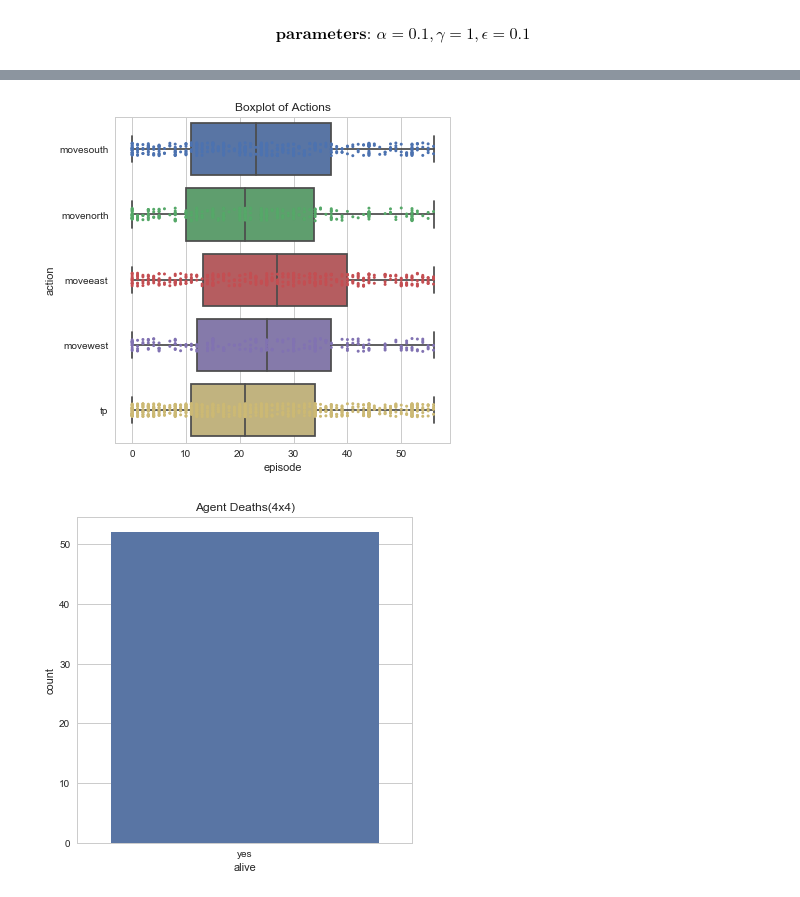
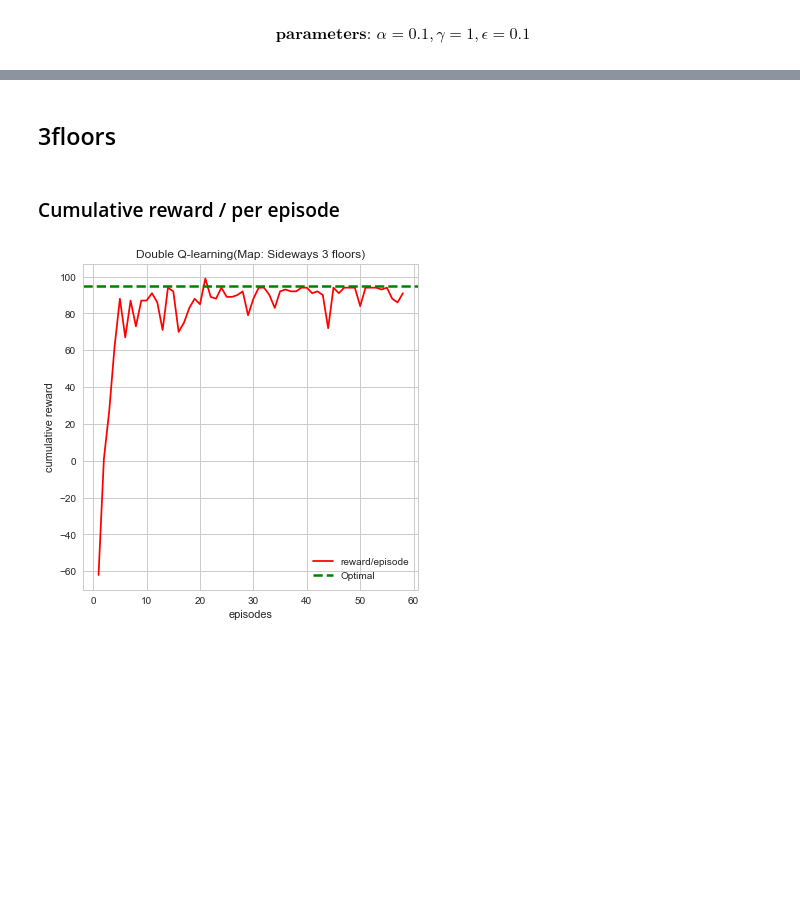
Before and after one commit to andrewdoh/scuba_diver, a Jupyter notebook: data/CS175.ipynb, the cells around one changed output, grey strips where cells are left out. Saved outputs shown, nothing was run; the diff lists cells and outputs as text; code cells hidden in the pictures; blank space fills up the shorter version.

Commit message:
almost done with graph stuff

```diff
--- a/data/CS175.ipynb
+++ b/data/CS175.ipynb
@@ -69,16 +17,21 @@ sns.swarmplot(x="action", y="episode", data=action_data).set_title("Distribution
-# %%
-# Plot the orbital period with horizontal boxes
-ax = sns.boxplot(x="episode", y="action", data=action_data,
-                 whis=np.inf)
-plt.rcParams['figure.figsize']=(6,6)
-# Add in points to show each observation
-ax = sns.stripplot(x="episode", y="action", data=action_data,
-              jitter=True, size=3,linewidth=0).set_title('Boxplot of Actions')
-# %% [output]
-[figure, removed]
-# %%
-plt.rcParams['figure.figsize']=(6,6)
-sns.set_style("whitegrid")
-ax = sns.countplot(x="alive",data=death_data).set_title('Agent Deaths(4x4)')
-# %% [output]
-[figure, removed]
+# %% [markdown]
+## 3floors ##
+# %%
+action_data = pd.read_csv('./a=0.1,g=1,e=0.1/3floors/actions.txt', sep=" ", header = None,names = ["episode", "action"])
+time_data = pd.read_csv('./a=0.1,g=1,e=0.1/3floors/time.txt', sep=" ", header = None,names = ["episode", "time"])
+death_data = pd.read_csv('./a=0.1,g=1,e=0.1/3floors/death.txt', sep=" ", header = None,names = ["episode", "alive"])
+reward_data = pd.read_csv('./a=0.1,g=1,e=0.1/3floors/rewards.txt', sep=" ", header = None,names = ["episode", "reward"])
+rewards = reward_data['reward'].tolist()
+# %% [markdown]
+### Cumulative reward / per episode ###
+# %%
+sns.set_style("whitegrid")
+plt.plot(range(1,len(rewards) + 1),rewards,'r-',label='reward/episode')
+plt.axhline(y=95,xmin=0,xmax=50, color='g',linewidth=2.5,linestyle='--',label='Optimal')
+plt.legend()
+plt.xlabel('episodes')
+plt.ylabel('cumulative reward')
+plt.title('Double Q-learning(Map: Sideways 3 floors)')
+plt.show()
+# %% [output]
+[figure, added]
```
Also changed, not shown: parts of 63 cells of this notebook, 50 other files.
